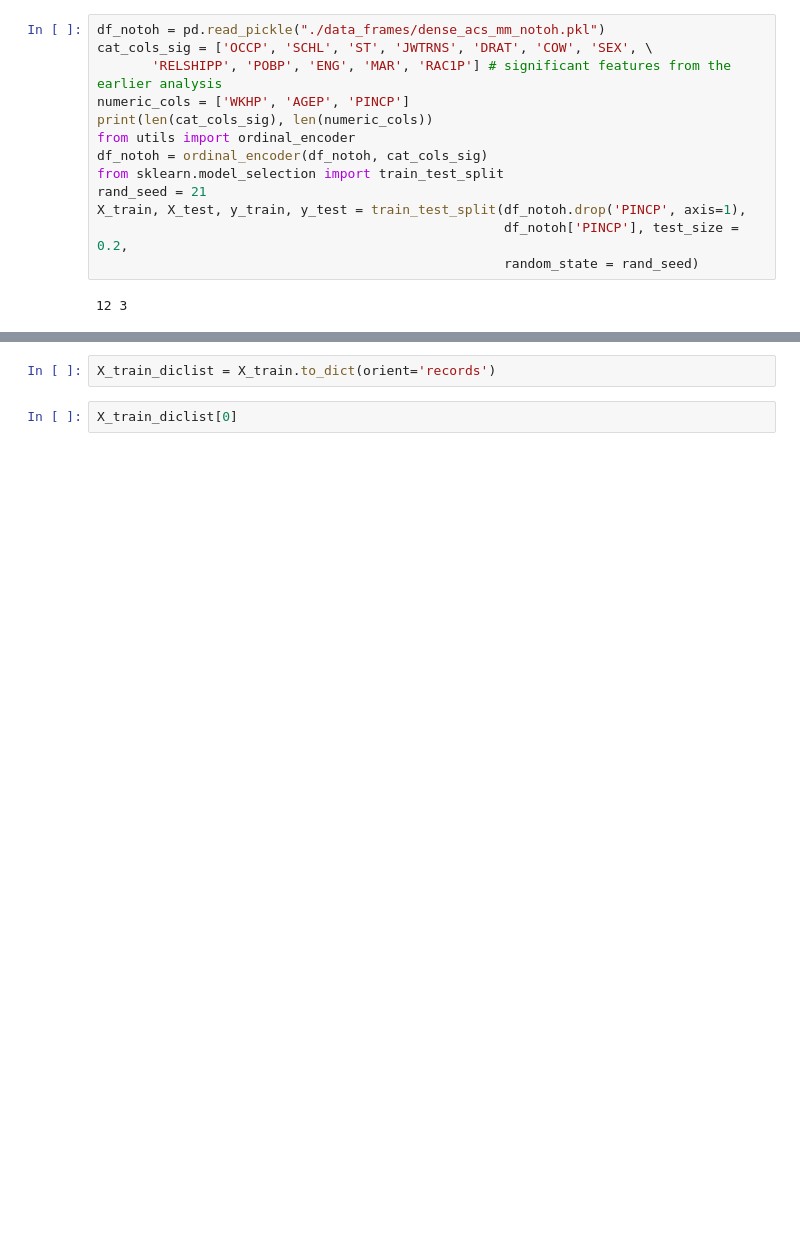
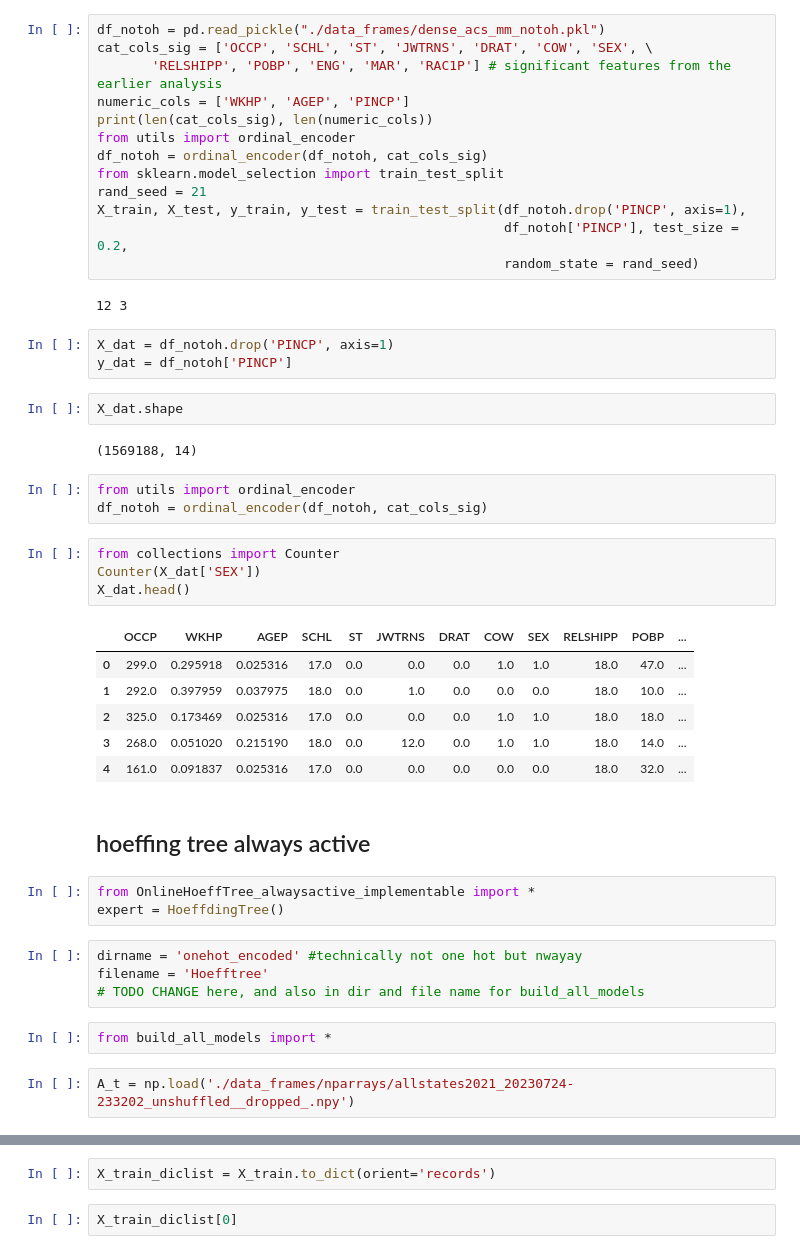
Before and after one commit to krishnacharya/multidecomp, a Jupyter notebook: online_hoeffding_tree.ipynb, the cells around one changed output, grey strips where cells are left out. Drawn from its saved outputs; the diff is of its cells as text; blank space fills up the shorter version.

```diff
--- a/online_hoeffding_tree.ipynb
+++ b/online_hoeffding_tree.ipynb
@@ -18,3 +18,37 @@ X_train, X_test, y_train, y_test = train_test_split(df_notoh.drop('PINCP', axis=
                                                     random_state = rand_seed)
 # %% [output]
 12 3
+# %%
+X_dat = df_notoh.drop('PINCP', axis=1)
+y_dat = df_notoh['PINCP']
+# %%
+X_dat.shape
+# %% [output]
+(1569188, 14)
+# %%
+from utils import ordinal_encoder
+df_notoh = ordinal_encoder(df_notoh, cat_cols_sig)
+# %%
+from collections import Counter
+Counter(X_dat['SEX'])
+X_dat.head()
+# %% [output]
+|  | OCCP | WKHP | AGEP | SCHL | ST | JWTRNS | DRAT | COW | SEX | RELSHIPP | POBP | ... |
+| 0 | 299.0 | 0.295918 | 0.025316 | 17.0 | 0.0 | 0.0 | 0.0 | 1.0 | 1.0 | 18.0 | 47.0 | ... |
+| 1 | 292.0 | 0.397959 | 0.037975 | 18.0 | 0.0 | 1.0 | 0.0 | 0.0 | 0.0 | 18.0 | 10.0 | ... |
+| 2 | 325.0 | 0.173469 | 0.025316 | 17.0 | 0.0 | 0.0 | 0.0 | 1.0 | 1.0 | 18.0 | 18.0 | ... |
+| 3 | 268.0 | 0.051020 | 0.215190 | 18.0 | 0.0 | 12.0 | 0.0 | 1.0 | 1.0 | 18.0 | 14.0 | ... |
+| 4 | 161.0 | 0.091837 | 0.025316 | 17.0 | 0.0 | 0.0 | 0.0 | 0.0 | 0.0 | 18.0 | 32.0 | ... |
+# %% [markdown]
+## hoeffing tree always active
+# %%
+from OnlineHoeffTree_alwaysactive_implementable import *
+expert = HoeffdingTree()
+# %%
+dirname = 'onehot_encoded' #technically not one hot but nwayay
+filename = 'Hoefftree'
+# TODO CHANGE here, and also in dir and file name for build_all_models
+# %%
+from build_all_models import *
+# %%
+A_t = np.load('./data_frames/nparrays/allstates2021_20230724-233202_unshuffled__dropped_.npy')
```
Also changed, not shown: parts of 11 cells of this notebook, 4 other files.
